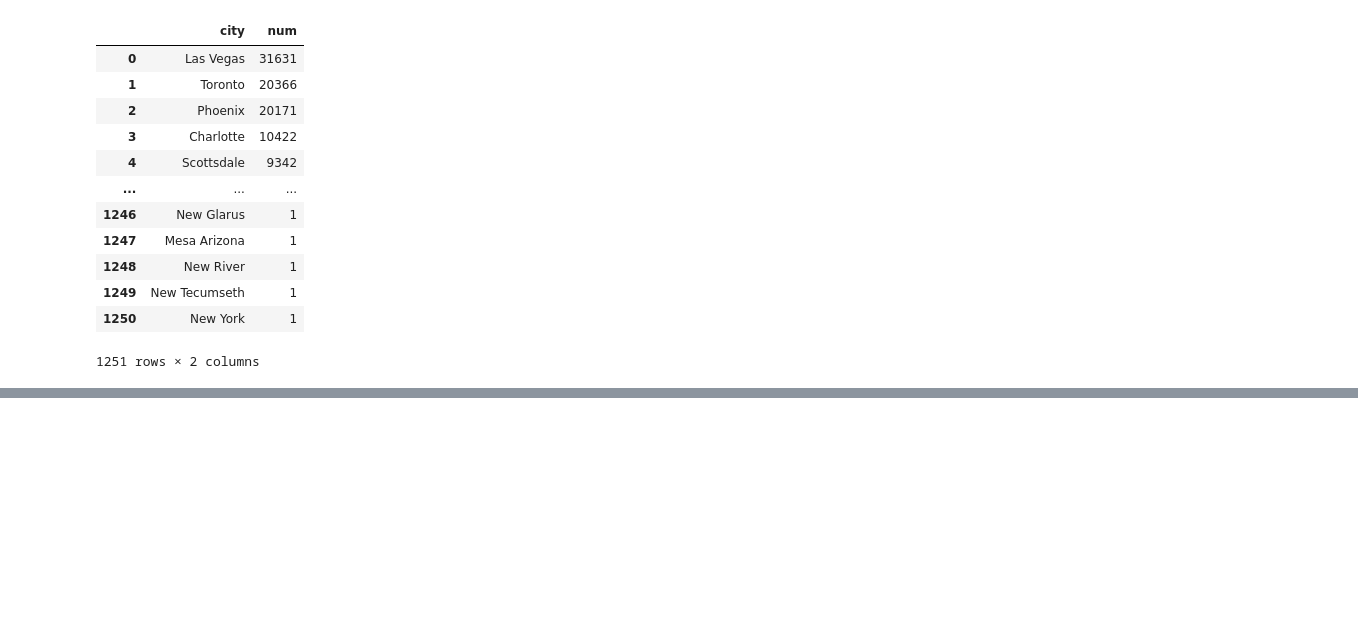
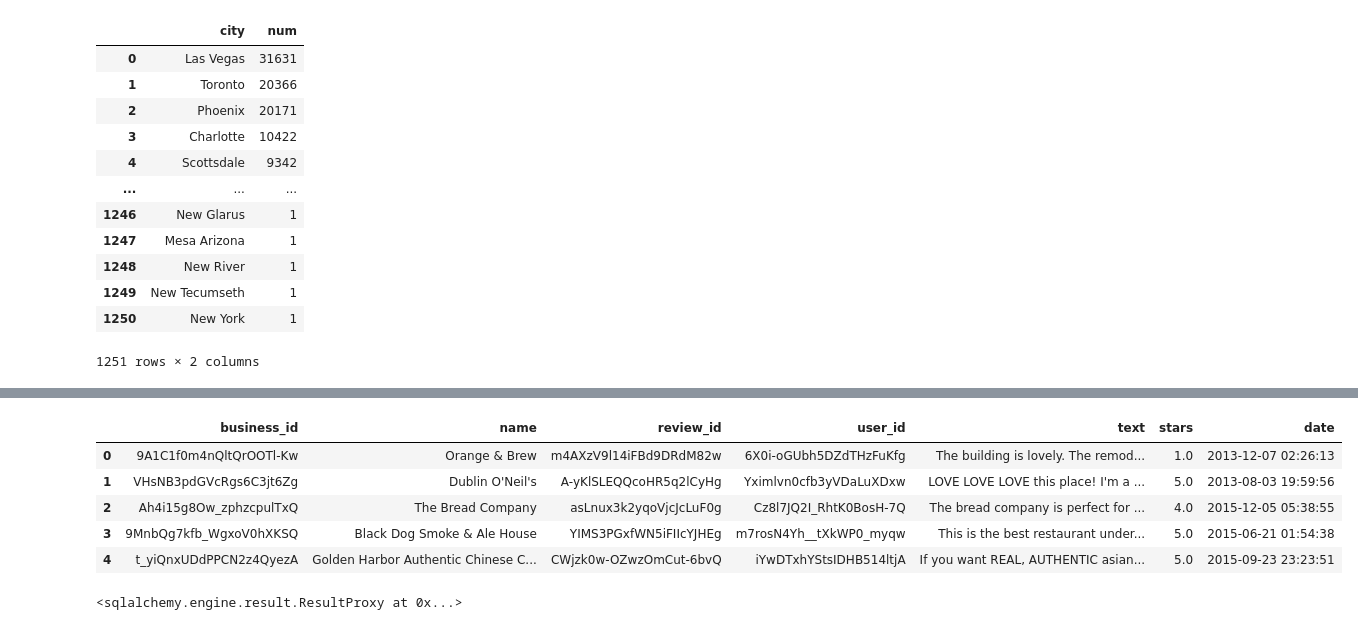
Before and after one commit to mbkranz/restaurant-app, a Jupyter notebook: notebooks/create-yelp-database.ipynb, the cells around one changed output, grey strips where cells are left out. Saved outputs shown, nothing was run; the diff lists cells and outputs as text; code cells hidden in the pictures; blank space fills up the shorter version.

Commit message:
created sql champaign restaurant review tbl

```diff
--- a/notebooks/create-yelp-database.ipynb
+++ b/notebooks/create-yelp-database.ipynb
@@ -524,5 +528,5 @@ INNER JOIN reviews
     '''
 # %%
 champaign_restaurant_reviews_df = read_sql_to_df(
-    champaign_restaurant_query
+    champaign_restaurant_review_query
 )
@@ -542,0 +533,18 @@ champaign_restaurant_reviews_df = read_sql_to_df(
+# %%
+champaign_restaurant_reviews_df.head()
+# %% [output]
+|  | business_id | name | review_id | user_id | text | stars | date |
+| 0 | 9A1C1f0m4nQltQrOOTl-Kw | Orange & Brew | m4AXzV9l14iFBd9DRdM82w | 6X0i-oGUbh5DZdTHzFuKfg | The building is lovely. The remod... | 1.0 | 2013-12-07 02:26:13 |
+| 1 | VHsNB3pdGVcRgs6C3jt6Zg | Dublin O'Neil's | A-yKlSLEQQcoHR5q2lCyHg | Yximlvn0cfb3yVDaLuXDxw | LOVE LOVE LOVE this place! I'm a ... | 5.0 | 2013-08-03 19:59:56 |
+| 2 | Ah4i15g8Ow_zphzcpulTxQ | The Bread Company | asLnux3k2yqoVjcJcLuF0g | Cz8l7JQ2I_RhtK0BosH-7Q | The bread company is perfect for ... | 4.0 | 2015-12-05 05:38:55 |
+| 3 | 9MnbQg7kfb_WgxoV0hXKSQ | Black Dog Smoke & Ale House | YIMS3PGxfWN5iFIIcYJHEg | m7rosN4Yh__tXkWP0_myqw | This is the best restaurant under... | 5.0 | 2015-06-21 01:54:38 |
+| 4 | t_yiQnxUDdPPCN2z4QyezA | Golden Harbor Authentic Chinese C... | CWjzk0w-OZwzOmCut-6bvQ | iYwDTxhYStsIDHB514ltjA | If you want REAL, AUTHENTIC asian... | 5.0 | 2015-09-23 23:23:51 |
+# %%
+engine.connect().execute(
+    text(f'''
+    CREATE TABLE champaign_restaurant_reviews AS
+    {champaign_restaurant_review_query}
+    ''')
+)
+# %% [output]
+<sqlalchemy.engine.result.ResultProxy at 0x...>
```
Also changed, not shown: parts of 3 cells of this notebook.
